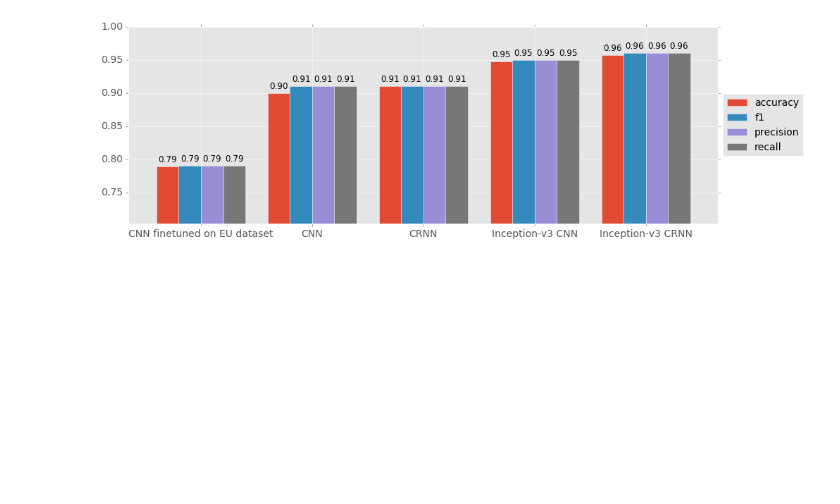
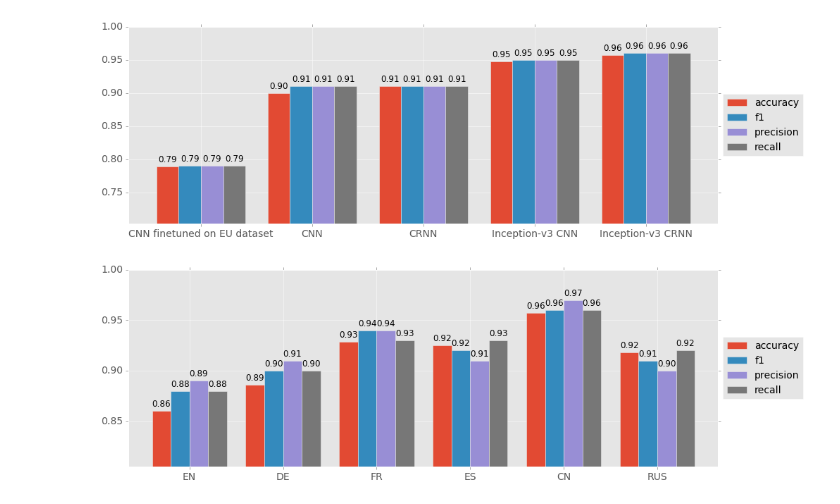
Before and after one commit to HPI-DeepLearning/crnn-lid, a Jupyter notebook: notebooks/plots.ipynb, the cells around one changed output. Cells and saved outputs as stored; diff of their text form; code cells hidden in the pictures; blank space fills up the shorter version.

Commit message:
updated thesis

```diff
--- a/notebooks/plots.ipynb
+++ b/notebooks/plots.ipynb
@@ -127,3 +127,51 @@ data = pd.DataFrame([cnn_finetuned_on_eu, cnn, crnn, inception, inception_crnn],
 bar_plot(data, "../thesis/plots/results_news_plot.pdf", annotation_fonzsize=12)
 # %% [output]
 [figure]
+# %%
+# YouTube news 6 languages dataset plots
+EN = {
+  "accuracy":  0.8600959153,
+  "precision": 0.89,
+  "recall": 0.88,
+  "f1": 0.88,
+}
+
+DE = {
+  "accuracy":  0.8861578266,
+  "precision": 0.91,
+  "recall": 0.90,
+  "f1": 0.90,
+}
+
+FR = {
+  "accuracy":  0.9288377874,
+  "precision": 0.94,
+  "recall": 0.93,
+  "f1": 0.94,
+}
+
+ES = {
+  "accuracy":  0.924937578,
+  "precision": 0.91,
+  "recall": 0.93,
+  "f1": 0.92,
+}
+
+CN = {
+  "accuracy":  0.9574757869,
+  "precision": 0.97,
+  "recall": 0.96,
+  "f1": 0.96,
+}
+
+RUS = {
+  "accuracy":  0.9180405087,
+  "precision": 0.90,
+  "recall": 0.92,
+  "f1": 0.91,
+}
+
+data = pd.DataFrame([EN, DE, FR, ES, CN, RUS], index=["EN", "DE", "FR", "ES", "CN", "RUS"])
+bar_plot(data, "../thesis/plots/results_6lang_plot.pdf", annotation_fonzsize=12)
+# %% [output]
+[figure, added]
```
Also changed, not shown: 5 other files.
